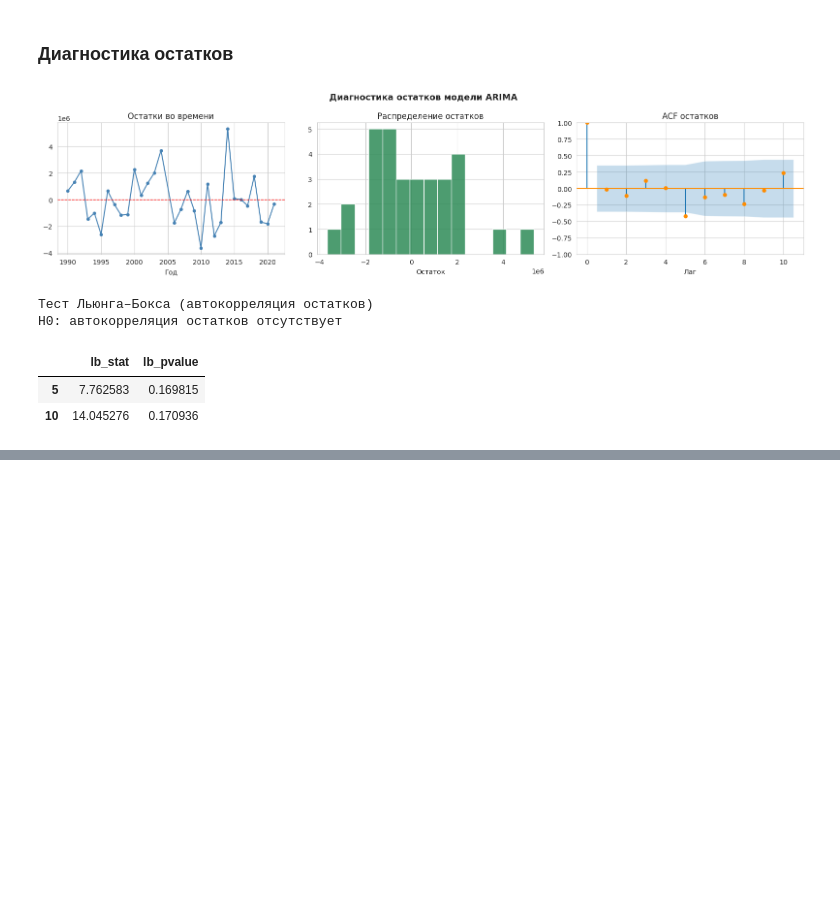
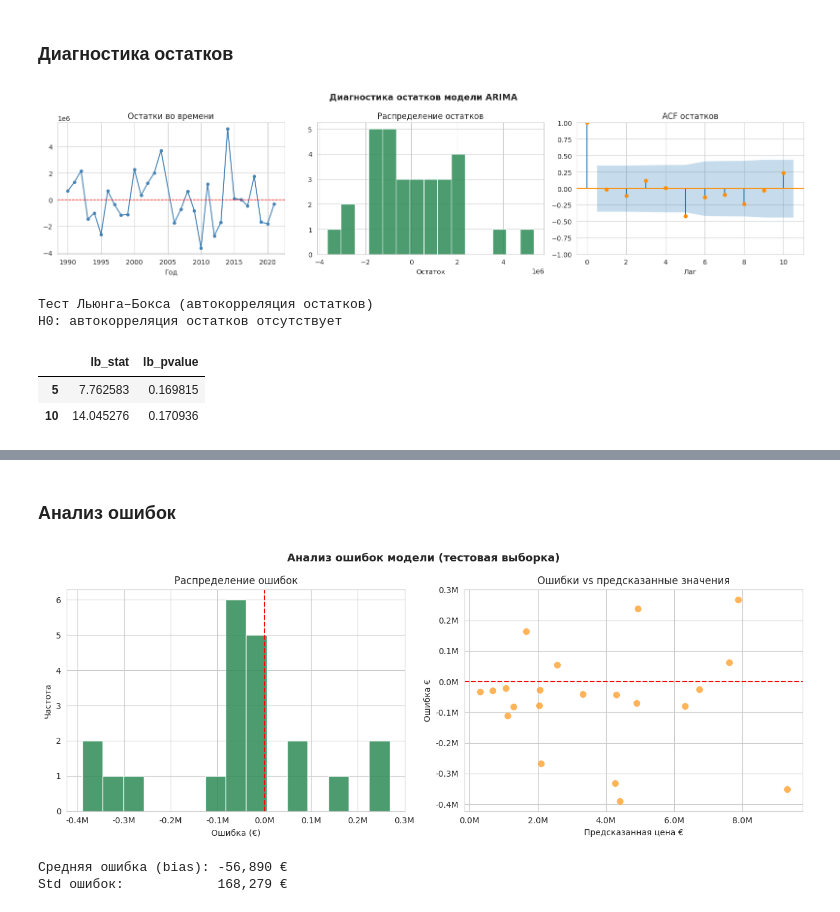
Before and after one commit to boshetunmay1/paris-real-estate-analysis, a Jupyter notebook: research/housing_analysis.ipynb, the cells around one changed output, grey strips where cells are left out. Saved outputs shown, nothing was run; the diff lists cells and outputs as text; code cells hidden in the pictures; blank space fills up the shorter version.

```diff
--- a/kursovaya.ipynb
+++ b/research/housing_analysis.ipynb
@@ -934,0 +1149,38 @@ H0: автокорреляция остатков отсутствует
+# %% [markdown]
+### Анализ ошибок
+# %%
+errors = y_test.values - y_pred_test
+
+fig, axes = plt.subplots(1, 2, figsize=(13, 5))
+fig.suptitle('Анализ ошибок модели (тестовая выборка)',
+             fontsize=13, fontweight='bold')
+
+#Распределение ошибок
+axes[0].hist(errors, bins=15, color='seagreen',
+             edgecolor='white', alpha=0.85)
+axes[0].axvline(0, color='red', linestyle='--', linewidth=1.5)
+axes[0].set_title('Распределение ошибок')
+axes[0].set_xlabel('Ошибка (€)')
+axes[0].set_ylabel('Частота')
+axes[0].xaxis.set_major_formatter(fmt)
+
+#Ошибки vs предсказанные значения
+axes[1].scatter(y_pred_test, errors, alpha=0.65,
+                color='darkorange', edgecolors='white',
+                linewidths=0.4, s=70)
+axes[1].axhline(0, color='red', linestyle='--', linewidth=1.5)
+axes[1].set_title('Ошибки vs предсказанные значения')
+axes[1].set_xlabel('Предсказанная цена €')
+axes[1].set_ylabel('Ошибка €')
+axes[1].xaxis.set_major_formatter(fmt)
+axes[1].yaxis.set_major_formatter(fmt)
+
+plt.tight_layout()
+plt.show()
+
+print(f"Средняя ошибка (bias): {errors.mean():+,.0f} €")
+print(f"Std ошибок:            {errors.std():,.0f} €")
+# %% [output]
+[figure, added]
+Средняя ошибка (bias): -56,890 €
+Std ошибок:            168,279 €
```
Also changed, not shown: parts of 33 cells of this notebook, 6 other files.
